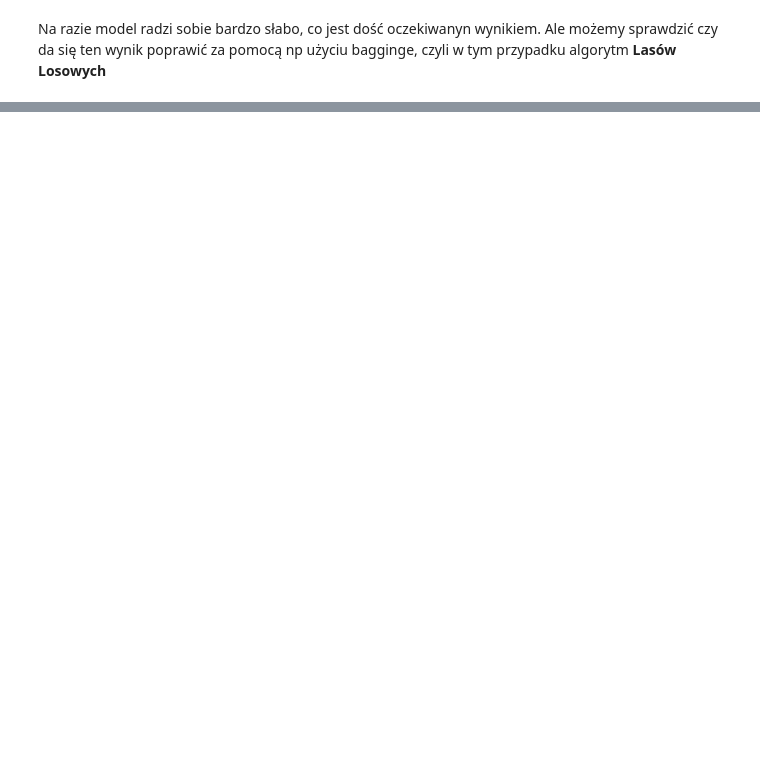
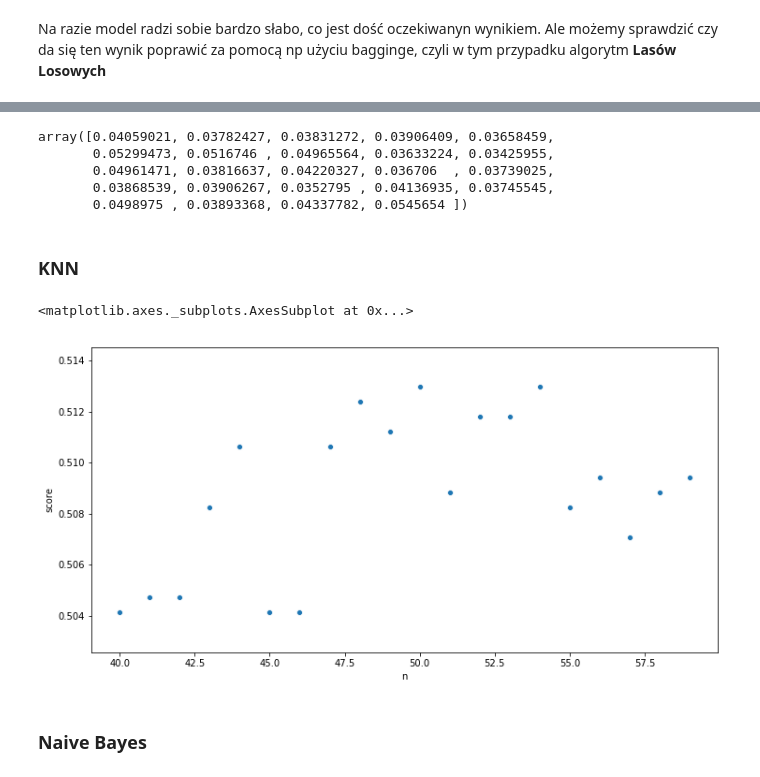
Before and after one commit to mikitachab/football-manager-ml-support, a Jupyter notebook: data-preprocessing.ipynb, the cells around one changed output, grey strips where cells are left out. Drawn from its saved outputs; the diff is of its cells as text; code cells hidden in the pictures; blank space fills up the shorter version.

```diff
--- a/data-preprocessing.ipynb
+++ b/data-preprocessing.ipynb
@@ -211,5 +245,5 @@ fifa_data.head()
 # %%
-decision_tree_model.fit(X_train, y_train)
+decision_tree_model.fit(X_train_scaled_selected, y_train)
 # %% [output]
 DecisionTreeClassifier(class_weight=None, criterion='gini', max_depth=None,
             max_features=None, max_leaf_nodes=None,
@@ -241,2 +281,3 @@ Na razie model radzi sobie bardzo słabo, co jest dość oczekiwanyn wynikiem. A
 # %%
-forest = RandomForestClassifier(n_estimators=100)
+forest = RandomForestClassifier(n_estimators=100, n_jobs=2)
+forest.fit(X_train_scaled_selected, y_train)
@@ -243,2 +291,0 @@ forest = RandomForestClassifier(n_estimators=100)
-# %%
-forest.fit(X_train, y_train)
@@ -271,0 +313,10 @@ weighted avg       0.56      0.59      0.56      5321
+# %%
+forest.feature_importances_
+# %% [output]
+array([0.04059021, 0.03782427, 0.03831272, 0.03906409, 0.03658459,
+       0.05299473, 0.0516746 , 0.04965564, 0.03633224, 0.03425955,
+       0.04961471, 0.03816637, 0.04220327, 0.036706  , 0.03739025,
+       0.03868539, 0.03906267, 0.0352795 , 0.04136935, 0.03745545,
+       0.0498975 , 0.03893368, 0.04337782, 0.0545654 ])
+# %% [markdown]
+### KNN
@@ -271,0 +325,17 @@ weighted avg       0.56      0.59      0.56      5321
+# %%
+scores = []
+begin_n = 40
+end_n = 60
+for n in range(begin_n,end_n):
+    knn = KNeighborsClassifier(n_neighbors=n)
+    knn.fit(X_train_scaled_selected, y_train)
+    score =  knn.score(X_test_scaled_selected, y_test)
+    scores.append(score)
+# %%
+plt.figure(figsize=(12,6))
+sns.scatterplot(x='n', y='score',data=pd.DataFrame({'n':list(range(begin_n,end_n)), 'score':scores}))
+# %% [output]
+<matplotlib.axes._subplots.AxesSubplot at 0x...>
+[figure, added]
+# %% [markdown]
+### Naive Bayes
```
Also changed, not shown: parts of 70 cells of this notebook, 11 other files.
